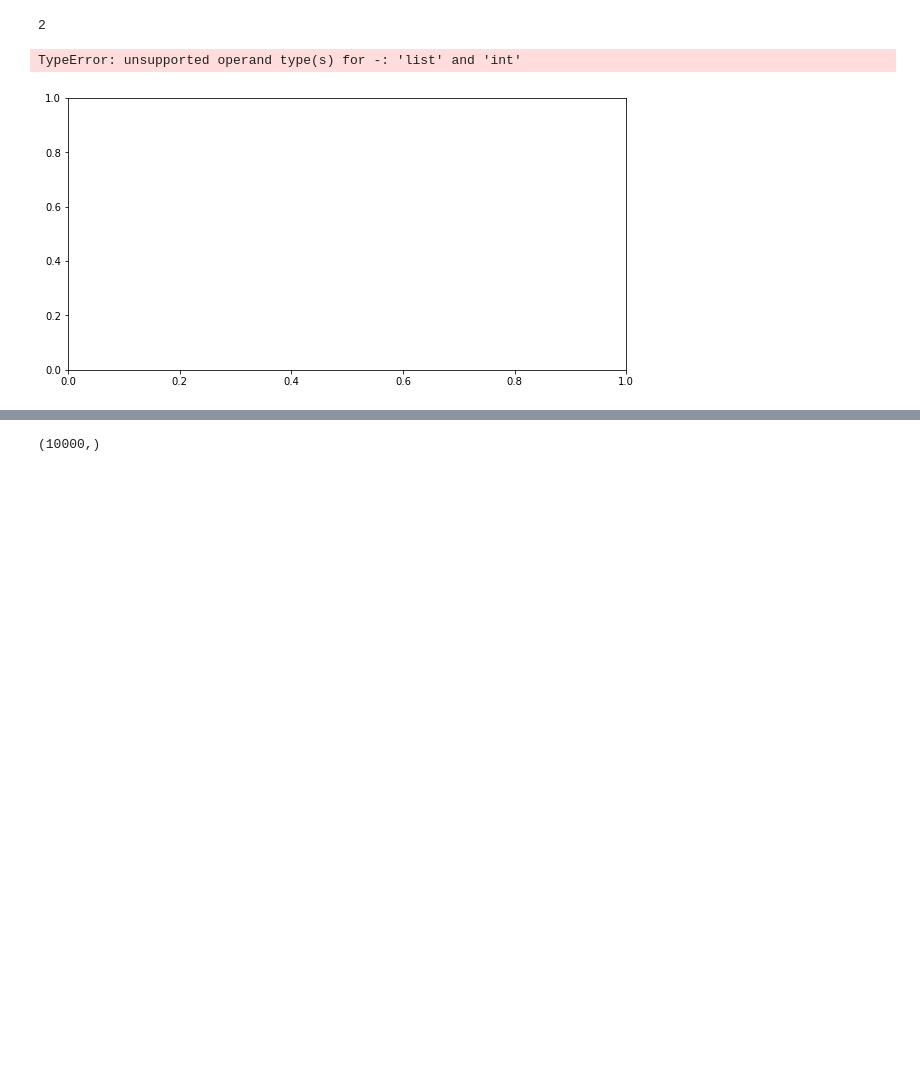
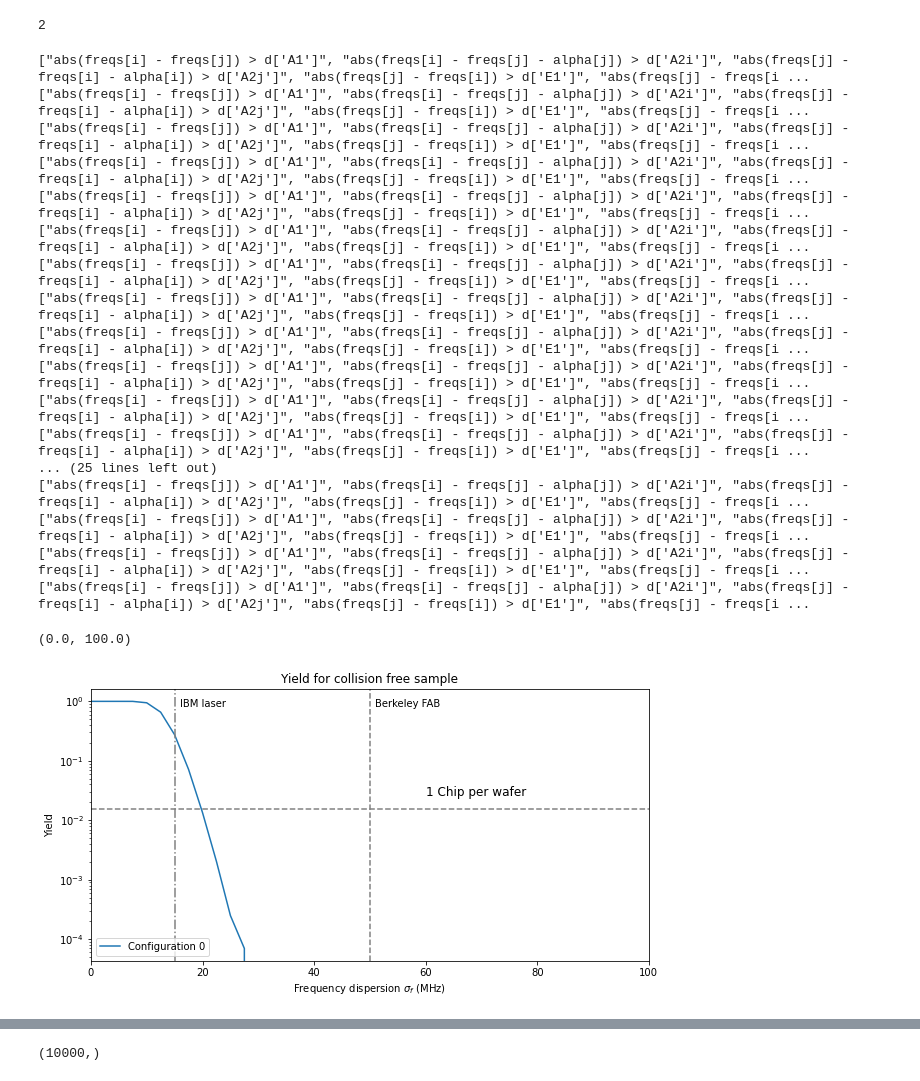
Before and after one commit to AlMrvn/frequency-allocation, a Jupyter notebook: yield_newformat.ipynb, the cells around one changed output, grey strips where cells are left out. Saved outputs shown, nothing was run; the diff lists cells and outputs as text; code cells hidden in the pictures; blank space fills up the shorter version.

```diff
--- a/yield_newformat.ipynb
+++ b/yield_newformat.ipynb
@@ -39,0 +15,4 @@ freqs_d = np.array(freqs_d)
+# %%
+from parsing import parse_csv
+
+G = parse_csv("solutions/google/", cz=False)
@@ -56,7 +26,7 @@ freqs_d = np.array(freqs_d)
 # %%
 from frequency_graph import FrequencyGraph
 # %%
-G = FrequencyGraph(edge_list, freqs, a, f_drive=freqs_d, cz=False)
+
 G.check_constraint(d, qutrit=False)
 G.plot()
 # %% [output]
@@ -164,36 +137,53 @@ fig, ax = plt.subplots( figsize=(10, 5))
 # N_samples
 Nsamples=100000
 
 # varying the dispersion of the frequency
 s_vec = np.linspace(0, 0.1, 41)
 
 # saving the results
-collisions = np.array([G.get_collision(d_dict, Nsamples=Nsamples, sigma=s, cstr=cstr_key) for s in s_vec])
+collisions = np.array([G.get_collision(d_dict, Nsamples=Nsamples, sigma=s, cstr=cstr_key)[0] for s in s_vec])
 
 n_collisions = [0]
 y = [(Nsamples-np.count_nonzero(collisions-n, axis=1))/Nsamples for n in n_collisions]
 
 ax.plot(s_vec*1e3, y[0], label=f'Configuration {0}')
 
 # 1/64 limit
 ax.axhline(1/64, ls='--', color='Gray')
 ax.text(60, 1/64+0.01, '1 Chip per wafer', fontsize=12)
 
 ax.axvline(15, ls='-.', color='Gray')
 ax.text(16, 0.8, 'IBM laser')
 ax.axvline(50, ls='--', color='Gray')
 ax.text(51, 0.8, 'Berkeley FAB')
 # Legend and labels
 ax.set_ylabel(f'Yield')
 ax.set_xlabel('Frequency dispersion $\sigma_f$ (MHz)')
 ax.set_yscale('log')
 ax.set_title('Yield for collision free sample')
 ax.legend(ncol=1, fontsize=10, loc=3)
 
 ax.set_xlim(0, 100)
 # %% [output]
-TypeError: unsupported operand type(s) for -: 'list' and 'int'
+["abs(freqs[i] - freqs[j]) > d['A1']", "abs(freqs[i] - freqs[j] - alpha[j]) > d['A2i']", "abs(freqs[j] - freqs[i] - alpha[i]) > d['A2j']", "abs(freqs[j] - freqs[i]) > d['E1']", "abs(freqs[j] - freqs[i ...
+["abs(freqs[i] - freqs[j]) > d['A1']", "abs(freqs[i] - freqs[j] - alpha[j]) > d['A2i']", "abs(freqs[j] - freqs[i] - alpha[i]) > d['A2j']", "abs(freqs[j] - freqs[i]) > d['E1']", "abs(freqs[j] - freqs[i ...
+["abs(freqs[i] - freqs[j]) > d['A1']", "abs(freqs[i] - freqs[j] - alpha[j]) > d['A2i']", "abs(freqs[j] - freqs[i] - alpha[i]) > d['A2j']", "abs(freqs[j] - freqs[i]) > d['E1']", "abs(freqs[j] - freqs[i ...
+["abs(freqs[i] - freqs[j]) > d['A1']", "abs(freqs[i] - freqs[j] - alpha[j]) > d['A2i']", "abs(freqs[j] - freqs[i] - alpha[i]) > d['A2j']", "abs(freqs[j] - freqs[i]) > d['E1']", "abs(freqs[j] - freqs[i ...
+["abs(freqs[i] - freqs[j]) > d['A1']", "abs(freqs[i] - freqs[j] - alpha[j]) > d['A2i']", "abs(freqs[j] - freqs[i] - alpha[i]) > d['A2j']", "abs(freqs[j] - freqs[i]) > d['E1']", "abs(freqs[j] - freqs[i ...
+["abs(freqs[i] - freqs[j]) > d['A1']", "abs(freqs[i] - freqs[j] - alpha[j]) > d['A2i']", "abs(freqs[j] - freqs[i] - alpha[i]) > d['A2j']", "abs(freqs[j] - freqs[i]) > d['E1']", "abs(freqs[j] - freqs[i ...
+["abs(freqs[i] - freqs[j]) > d['A1']", "abs(freqs[i] - freqs[j] - alpha[j]) > d['A2i']", "abs(freqs[j] - freqs[i] - alpha[i]) > d['A2j']", "abs(freqs[j] - freqs[i]) > d['E1']", "abs(freqs[j] - freqs[i ...
+["abs(freqs[i] - freqs[j]) > d['A1']", "abs(freqs[i] - freqs[j] - alpha[j]) > d['A2i']", "abs(freqs[j] - freqs[i] - alpha[i]) > d['A2j']", "abs(freqs[j] - freqs[i]) > d['E1']", "abs(freqs[j] - freqs[i ...
+["abs(freqs[i] - freqs[j]) > d['A1']", "abs(freqs[i] - freqs[j] - alpha[j]) > d['A2i']", "abs(freqs[j] - freqs[i] - alpha[i]) > d['A2j']", "abs(freqs[j] - freqs[i]) > d['E1']", "abs(freqs[j] - freqs[i ...
+["abs(freqs[i] - freqs[j]) > d['A1']", "abs(freqs[i] - freqs[j] - alpha[j]) > d['A2i']", "abs(freqs[j] - freqs[i] - alpha[i]) > d['A2j']", "abs(freqs[j] - freqs[i]) > d['E1']", "abs(freqs[j] - freqs[i ...
+["abs(freqs[i] - freqs[j]) > d['A1']", "abs(freqs[i] - freqs[j] - alpha[j]) > d['A2i']", "abs(freqs[j] - freqs[i] - alpha[i]) > d['A2j']", "abs(freqs[j] - freqs[i]) > d['E1']", "abs(freqs[j] - freqs[i ...
+["abs(freqs[i] - freqs[j]) > d['A1']", "abs(freqs[i] - freqs[j] - alpha[j]) > d['A2i']", "abs(freqs[j] - freqs[i] - alpha[i]) > d['A2j']", "abs(freqs[j] - freqs[i]) > d['E1']", "abs(freqs[j] - freqs[i ...
+... (25 lines left out)
+["abs(freqs[i] - freqs[j]) > d['A1']", "abs(freqs[i] - freqs[j] - alpha[j]) > d['A2i']", "abs(freqs[j] - freqs[i] - alpha[i]) > d['A2j']", "abs(freqs[j] - freqs[i]) > d['E1']", "abs(freqs[j] - freqs[i ...
+["abs(freqs[i] - freqs[j]) > d['A1']", "abs(freqs[i] - freqs[j] - alpha[j]) > d['A2i']", "abs(freqs[j] - freqs[i] - alpha[i]) > d['A2j']", "abs(freqs[j] - freqs[i]) > d['E1']", "abs(freqs[j] - freqs[i ...
+["abs(freqs[i] - freqs[j]) > d['A1']", "abs(freqs[i] - freqs[j] - alpha[j]) > d['A2i']", "abs(freqs[j] - freqs[i] - alpha[i]) > d['A2j']", "abs(freqs[j] - freqs[i]) > d['E1']", "abs(freqs[j] - freqs[i ...
+["abs(freqs[i] - freqs[j]) > d['A1']", "abs(freqs[i] - freqs[j] - alpha[j]) > d['A2i']", "abs(freqs[j] - freqs[i] - alpha[i]) > d['A2j']", "abs(freqs[j] - freqs[i]) > d['E1']", "abs(freqs[j] - freqs[i ...
+(0.0, 100.0)
-[figure, old version]
+[figure, new version]
 # %%
 constraints
 # %% [output]
```
Also changed, not shown: parts of 7 cells of this notebook, 8 other files.
